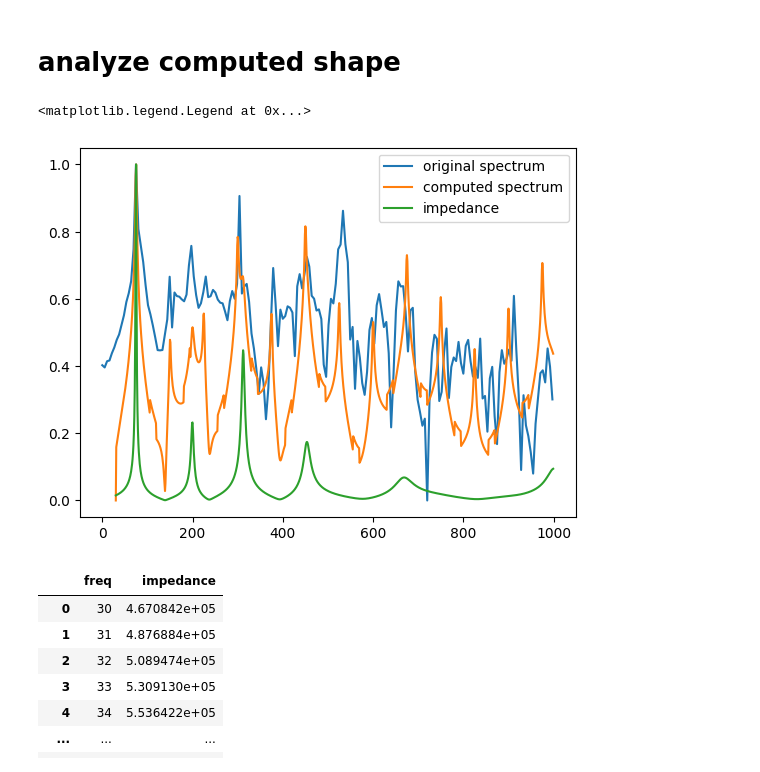
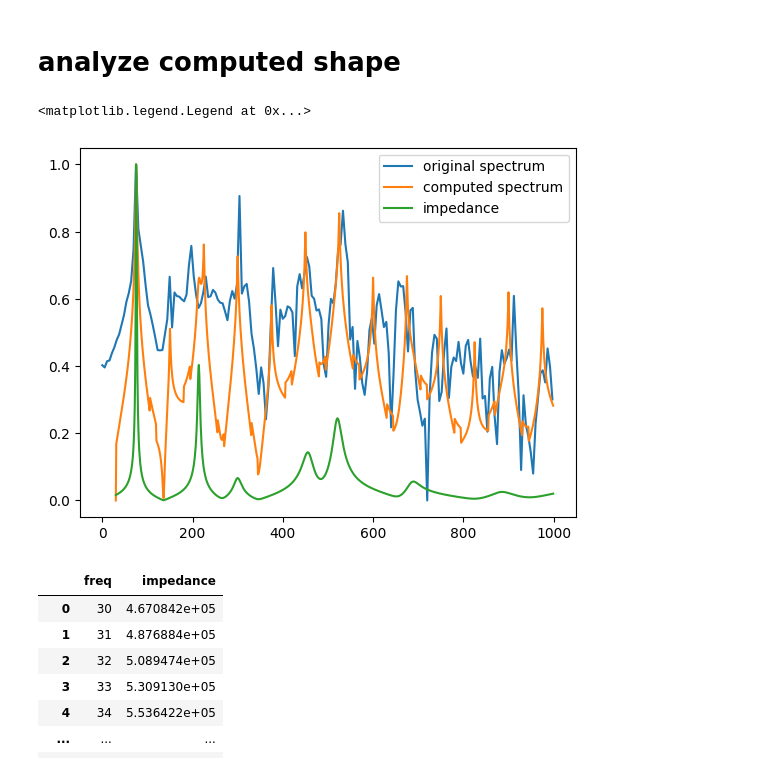
Before and after one commit to jnehring/didge-lab, a Jupyter notebook: src/experiments/fft-analysis/Tamaki.ipynb, the cells around one changed output. Cells and saved outputs as stored; diff of their text form; code cells hidden in the pictures.

```diff
--- a/src/experiments/fft-analysis/Tamaki.ipynb
+++ b/src/experiments/fft-analysis/Tamaki.ipynb
@@ -247,36 +357,36 @@ DidgeVisualizer.vis_didge(geo)
 # %%
 import json
 
-indir = "/Users/jane03/workspaces/music/didge/evolutions/tamaki1/results/report_1/"
+indir = "/Users/jane03/workspaces/music/didge/evolutions/tamaki3/results/report_1/"
 infile = indir + "0_geo.txt"
 maveira = json.load(open(infile, "r"))
 #[[0.0, 32.0], [83.35332871777914, 35.0162328995634], [177.9648752136909, 34.82690089056204], [281.83166112126344, 29.124969714659077], [367.35680173872487, 29.01183093695966], [475.301155472401, 30.081015724957382], [532.6586686684653, 46.784454958915724], [620.365614379913, 51.31551058009397], [712.8954813604888, 38.05346860949759], [814.2715130217262, 48.75212765476513], [921.0838306416952, 65.51753708883814], [1024.98881282807, 61.88195136143321], [1091.417201565728, 65.42744180973494], [1203.11178631251, 81.20715408526168], [1280.731228759826, 84.57169980021843], [1372.2120308140995, 93.08226266864497]]
 
 cadsd = Geo(maveira).get_cadsd()
 
 ground_spectrum = cadsd.get_ground_spektrum()
 
 ground_freqs = np.array(list(ground_spectrum.keys()))
 ground_vol = np.array(list(ground_spectrum.values()))
 ground_vol /= ground_vol.max()
 
 impedance_spektrum = cadsd.get_impedance_spektrum()
 impedance_spektrum.impedance /= impedance_spektrum.impedance.max()
 
 infile = "tamaki/tamaki_vorlage_short.wav"
 freq, spectrum = do_fft(infile)
 spectrum = np.log2(spectrum)
 
 spectrum -= spectrum.min()
 spectrum = spectrum / np.max(spectrum)
 
 plt.plot(freq, spectrum, label="original spectrum")
 plt.plot(ground_freqs, ground_vol, label="computed spectrum")
 plt.plot(impedance_spektrum.freq, impedance_spektrum.impedance, label="impedance")
 plt.legend()
 # %% [output]
 <matplotlib.legend.Legend at 0x...>
-[figure, old version]
+[figure, new version]
 # %%
 cadsd.get_impedance_spektrum()
 # %% [output]
```
Also changed, not shown: parts of 7 cells of this notebook, 7 other files.
